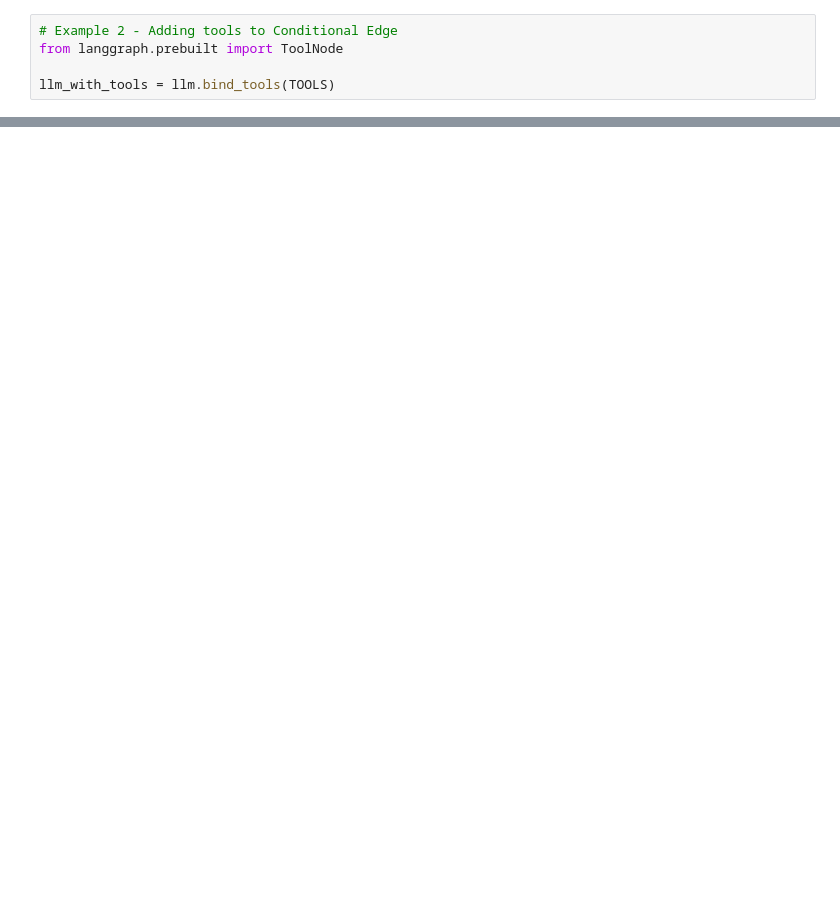
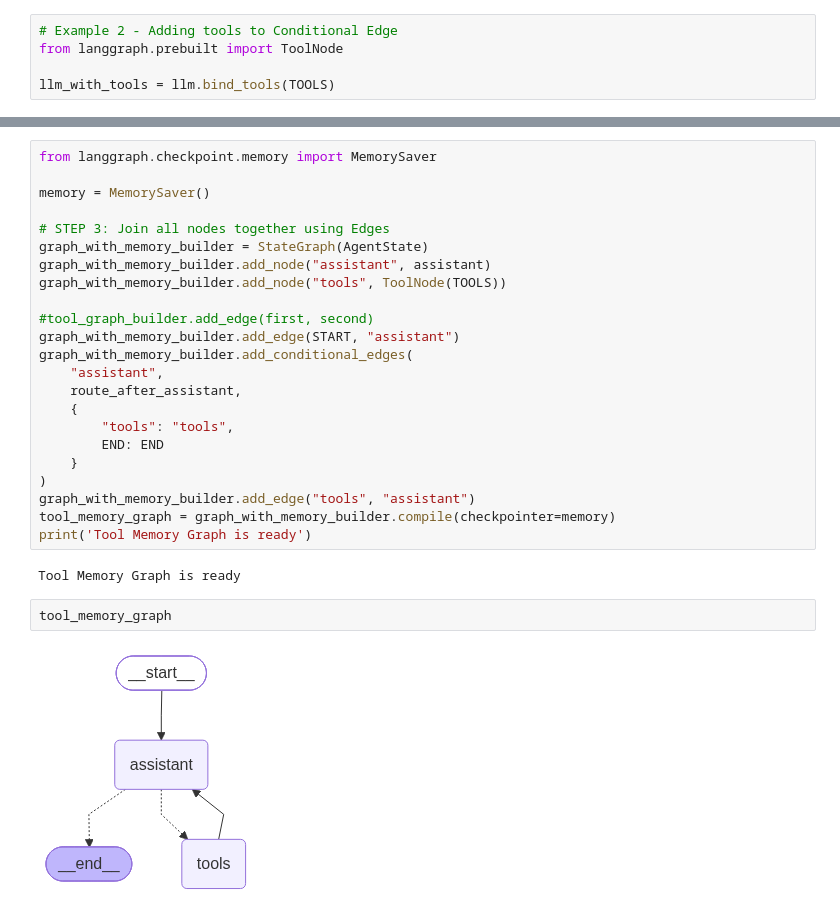
Before and after one commit to GenAIByAmit/L3_July_2026_Batch_Anand_K, a Jupyter notebook: 05_langraph_fundamentals.ipynb, the cells around one changed output, grey strips where cells are left out. Saved outputs shown, nothing was run; the diff lists cells and outputs as text; blank space fills up the shorter version.

```diff
--- a/05_langraph_fundamentals.ipynb
+++ b/05_langraph_fundamentals.ipynb
@@ -100,0 +183,29 @@ print("Both nodes are ready with conditional tools")
+# %%
+from langgraph.checkpoint.memory import MemorySaver
+
+memory = MemorySaver()
+
+# STEP 3: Join all nodes together using Edges
+graph_with_memory_builder = StateGraph(AgentState)
+graph_with_memory_builder.add_node("assistant", assistant)
+graph_with_memory_builder.add_node("tools", ToolNode(TOOLS))
+
+#tool_graph_builder.add_edge(first, second)
+graph_with_memory_builder.add_edge(START, "assistant")
+graph_with_memory_builder.add_conditional_edges(
+    "assistant",
+    route_after_assistant,
+    {
+        "tools": "tools",
+        END: END
+    }
+)
+graph_with_memory_builder.add_edge("tools", "assistant")
+tool_memory_graph = graph_with_memory_builder.compile(checkpointer=memory)
+print('Tool Memory Graph is ready')
+# %% [output]
+Tool Memory Graph is ready
+# %%
+tool_memory_graph
+# %% [output]
+[figure, added]
```
Also changed, not shown: parts of 13 cells of this notebook.
